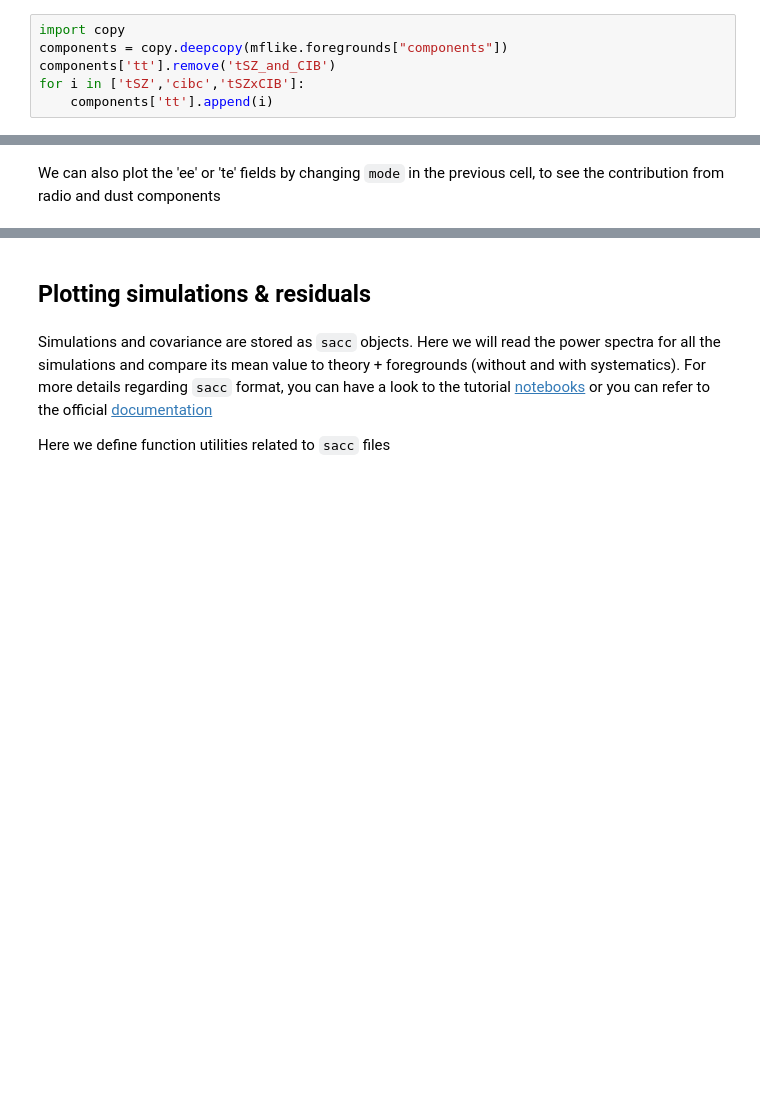
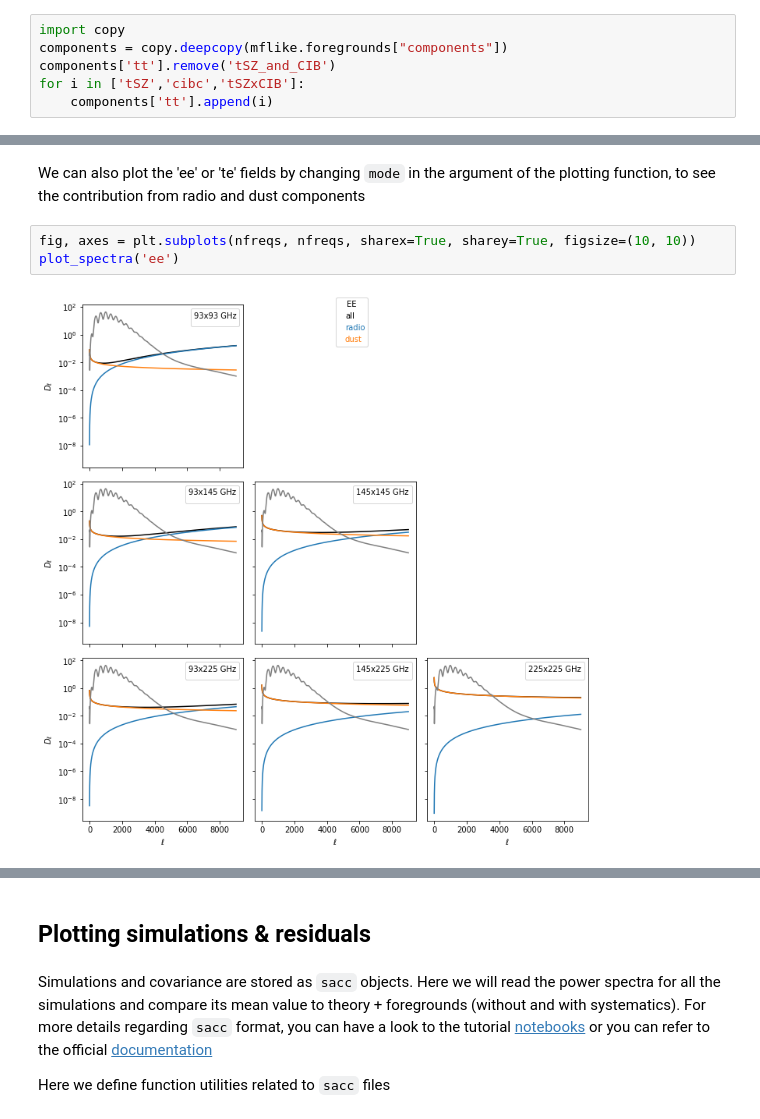
Before and after one commit to simonsobs/LAT_MFLike, a Jupyter notebook: notebooks/mflike_tutorial.ipynb, the cells around one changed output, grey strips where cells are left out. Cells and saved outputs as stored; diff of their text form; blank space fills up the shorter version.

Commit message:
Small changes in the notebook to plot also EE and TE foreground components

```diff
--- a/notebooks/mflike_tutorial.ipynb
+++ b/notebooks/mflike_tutorial.ipynb
@@ -263,2 +270,7 @@ plt.tight_layout()
 # %% [markdown]
-We can also plot the 'ee' or 'te' fields by changing `mode` in the previous cell, to see the contribution from radio and dust components
+We can also plot the 'ee' or 'te' fields by changing `mode` in the argument of the plotting function, to see the contribution from radio and dust components
+# %%
+fig, axes = plt.subplots(nfreqs, nfreqs, sharex=True, sharey=True, figsize=(10, 10))
+plot_spectra('ee')
+# %% [output]
+[figure, added]
```
Also changed, not shown: parts of 6 cells of this notebook.
